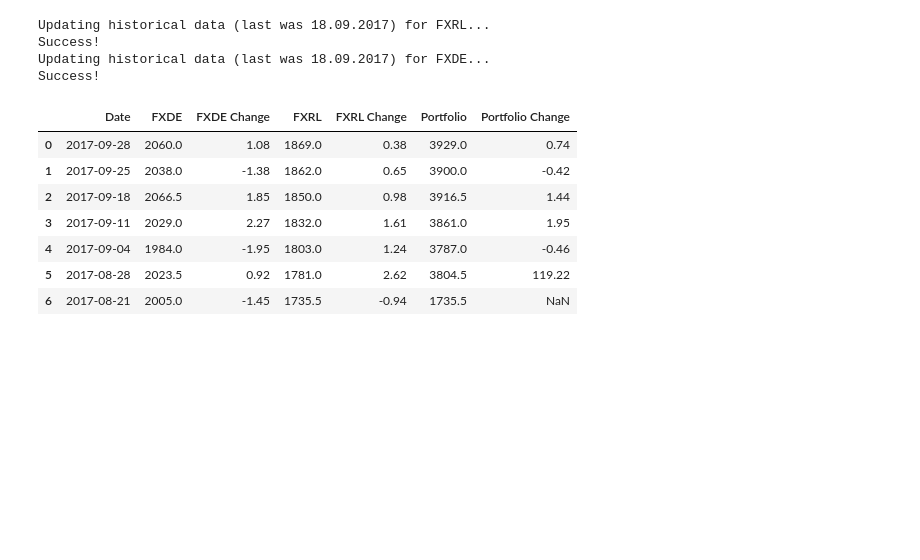
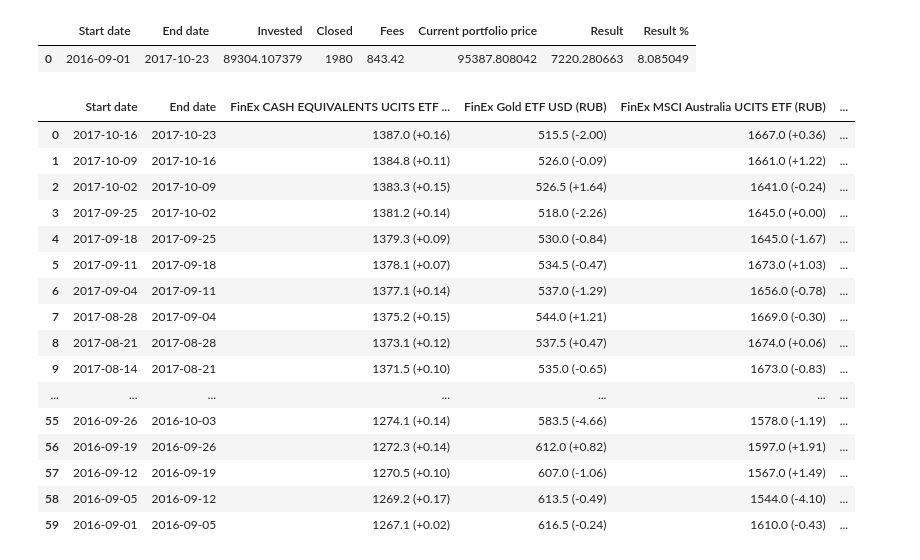
Before and after one commit to alvlasov/asset-utils, a Jupyter notebook: asset_utils.ipynb, the cells around one changed output. Saved outputs shown, nothing was run; the diff lists cells and outputs as text; code cells hidden in the pictures; blank space fills up the shorter version.

Commit message:
assetutils refactored

```diff
--- a/asset_utils.ipynb
+++ b/asset_utils.ipynb
@@ -1,7 +0,0 @@
-# %%
-import AssetUtils
-import numpy as np
-from importlib import reload
-reload(AssetUtils)
-AssetDatabase = AssetUtils.AssetDatabase
-AssetPortfolio = AssetUtils.AssetPortfolio
@@ -28,0 +12,5 @@ portfolio.buy('FXDE', '2017-08-25', 2100, 1, 0.21*10)
+# %%
+db = AssetDatabase()
+db.load_database('asset_database')
+portfolio = AssetPortfolio(db, '2016-09-01')
+portfolio.load('my_portfolio')
@@ -29,3 +20,3 @@ portfolio.buy('FXDE', '2017-08-25', 2100, 1, 0.21*10)
 # %%
-portfolio.list_positions()
+portfolio.update()
 # %% [output]
@@ -61,8 +23,0 @@ plt.show()
-# %%
-portfolio.asset_db.update_asset_historical('FXRL')
-portfolio.asset_db.update_asset_historical('FXDE')
-# %% [output]
-Updating historical data (last was 18.09.2017) for FXRL...
-Success!
-Updating historical data (last was 18.09.2017) for FXDE...
-Success!
@@ -113,11 +23,0 @@ df = pd.DataFrame.from_dict(stats)
-# %%
-df
-# %% [output]
-|  | Date | FXDE | FXDE Change | FXRL | FXRL Change | Portfolio | Portfolio Change |
-| 0 | 2017-09-28 | 2060.0 | 1.08 | 1869.0 | 0.38 | 3929.0 | 0.74 |
-| 1 | 2017-09-25 | 2038.0 | -1.38 | 1862.0 | 0.65 | 3900.0 | -0.42 |
-| 2 | 2017-09-18 | 2066.5 | 1.85 | 1850.0 | 0.98 | 3916.5 | 1.44 |
-| 3 | 2017-09-11 | 2029.0 | 2.27 | 1832.0 | 1.61 | 3861.0 | 1.95 |
-| 4 | 2017-09-04 | 1984.0 | -1.95 | 1803.0 | 1.24 | 3787.0 | -0.46 |
-| 5 | 2017-08-28 | 2023.5 | 0.92 | 1781.0 | 2.62 | 3804.5 | 119.22 |
-| 6 | 2017-08-21 | 2005.0 | -1.45 | 1735.5 | -0.94 | 1735.5 | NaN |
@@ -123,0 +26,25 @@ df
+# %%
+portfolio.get_alltime_stats()
+# %% [output]
+|  | Start date | End date | Invested | Closed | Fees | Current portfolio price | Result | Result % |
+| 0 | 2016-09-01 | 2017-10-23 | 89304.107379 | 1980 | 843.42 | 95387.808042 | 7220.280663 | 8.085049 |
+# %%
+portfolio.get_weekly_stats()
+# %% [output]
+|  | Start date | End date | FinEx CASH EQUIVALENTS UCITS ETF ... | FinEx Gold ETF USD (RUB) | FinEx MSCI Australia UCITS ETF (RUB) | ... |
+| 0 | 2017-10-16 | 2017-10-23 | 1387.0 (+0.16) | 515.5 (-2.00) | 1667.0 (+0.36) | ... |
+| 1 | 2017-10-09 | 2017-10-16 | 1384.8 (+0.11) | 526.0 (-0.09) | 1661.0 (+1.22) | ... |
+| 2 | 2017-10-02 | 2017-10-09 | 1383.3 (+0.15) | 526.5 (+1.64) | 1641.0 (-0.24) | ... |
+| 3 | 2017-09-25 | 2017-10-02 | 1381.2 (+0.14) | 518.0 (-2.26) | 1645.0 (+0.00) | ... |
+| 4 | 2017-09-18 | 2017-09-25 | 1379.3 (+0.09) | 530.0 (-0.84) | 1645.0 (-1.67) | ... |
+| 5 | 2017-09-11 | 2017-09-18 | 1378.1 (+0.07) | 534.5 (-0.47) | 1673.0 (+1.03) | ... |
+| 6 | 2017-09-04 | 2017-09-11 | 1377.1 (+0.14) | 537.0 (-1.29) | 1656.0 (-0.78) | ... |
+| 7 | 2017-08-28 | 2017-09-04 | 1375.2 (+0.15) | 544.0 (+1.21) | 1669.0 (-0.30) | ... |
+| 8 | 2017-08-21 | 2017-08-28 | 1373.1 (+0.12) | 537.5 (+0.47) | 1674.0 (+0.06) | ... |
+| 9 | 2017-08-14 | 2017-08-21 | 1371.5 (+0.10) | 535.0 (-0.65) | 1673.0 (-0.83) | ... |
+| ... | ... | ... | ... | ... | ... | ... |
+| 55 | 2016-09-26 | 2016-10-03 | 1274.1 (+0.14) | 583.5 (-4.66) | 1578.0 (-1.19) | ... |
+| 56 | 2016-09-19 | 2016-09-26 | 1272.3 (+0.14) | 612.0 (+0.82) | 1597.0 (+1.91) | ... |
+| 57 | 2016-09-12 | 2016-09-19 | 1270.5 (+0.10) | 607.0 (-1.06) | 1567.0 (+1.49) | ... |
+| 58 | 2016-09-05 | 2016-09-12 | 1269.2 (+0.17) | 613.5 (-0.49) | 1544.0 (-4.10) | ... |
+| 59 | 2016-09-01 | 2016-09-05 | 1267.1 (+0.02) | 616.5 (-0.24) | 1610.0 (-0.43) | ... |
```
Also changed, not shown: parts of 18 cells of this notebook, 21 other files.
